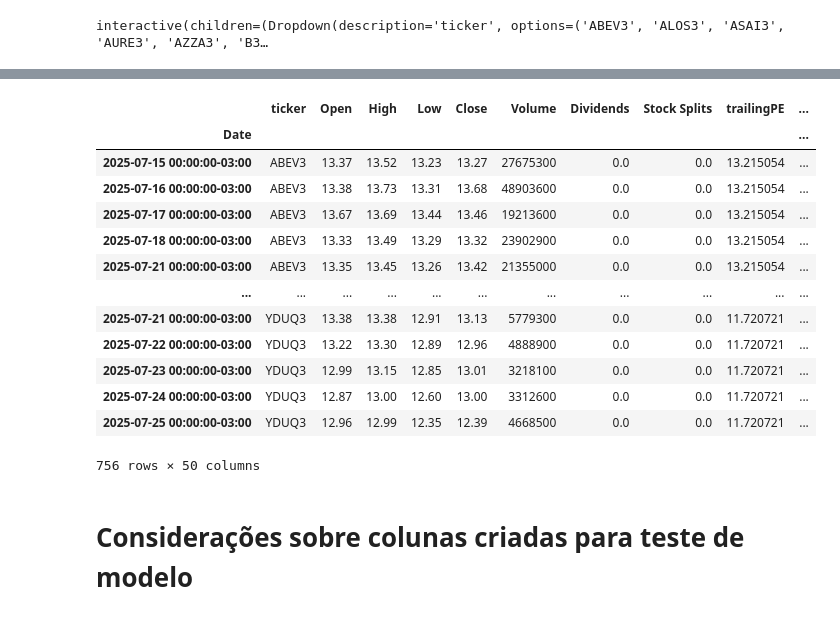
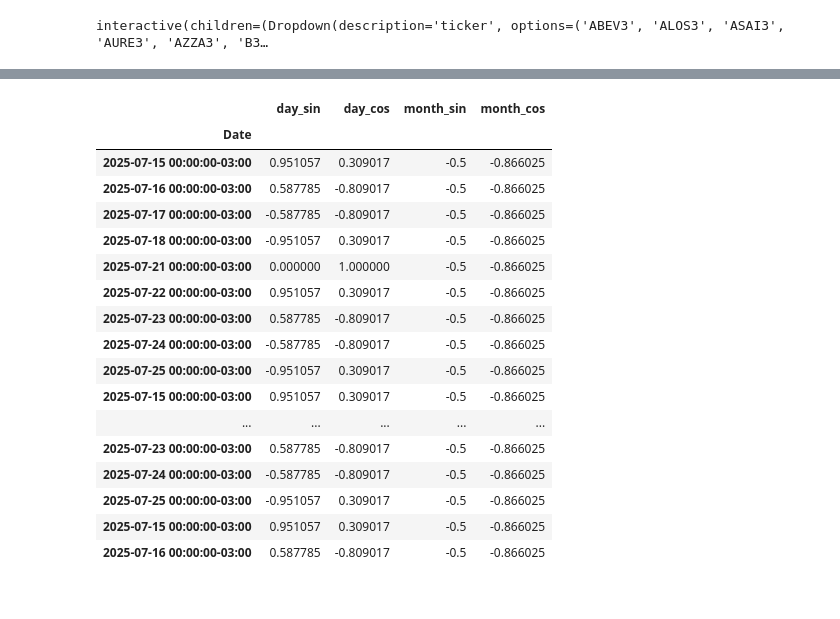
Before and after one commit to ederray/etl-aws, a Jupyter notebook: notebooks/eda.ipynb, the cells around one changed output, grey strips where cells are left out. Drawn from its saved outputs; the diff is of its cells as text; code cells hidden in the pictures.

Commit message:
estrutura-projeto: remocao da pasta lambda_function, rodada de eda e model_validation.

```diff
--- a/notebooks/eda.ipynb
+++ b/notebooks/eda.ipynb
@@ -50,5 +72,6 @@ tbl_cotacao_ibovespa.head()
 # %%
 # concatenação dos dados setoriais com a tabela de cotação
-tbl_cotacao_ibovespa = tbl_cotacao_ibovespa.merge(tbl_carteira_ibovespa.drop('ticker', axis=1), left_on='ticker', right_on='codigo', how='left')
+tbl_cotacao_ibovespa = tbl_cotacao_ibovespa.merge(tbl_carteira_ibovespa.drop(['ticker'], axis=1), left_on='ticker', right_on='codigo', how='left')
+tbl_cotacao_ibovespa.drop(columns='codigo', axis=1, inplace=True)
 tbl_cotacao_ibovespa.head()
 # %% [output]
@@ -66,3 +135,9 @@ tbl_cotacao_ibovespa.index = pd.to_datetime(tbl_cotacao_ibovespa.index)
+# %%
+# nova iteração: remoção das colunas fundamentalistas,pois elas geram uma repetição dos dados com a execução da api, não recuperando o histórico
+tbl_cotacao_ibovespa.drop(columns=['Dividends',
+       'Stock Splits', 'trailingPE', 'priceToBook', 'returnOnEquity',
+       'profitMargins', 'revenueGrowth', 'dividendYield', 'totalDebt',
+       'freeCashflow'], axis=1, inplace=True)
 # %%
 # inserção de dados temporais no dataset
 
@@ -80,3 +155,6 @@ tbl_cotacao_ibovespa.head()
+# %%
+# transformação da colunas Feriado no formato int
+tbl_cotacao_ibovespa['Feriado'] = tbl_cotacao_ibovespa['Feriado'].astype(int)
 # %% [markdown]
 P/L (Preço sobre Lucro) (trailingPE): Quanto o mercado paga por cada real de lucro da empresa. Ajuda a ver se a ação está cara ou barata em relação ao lucro.
 
@@ -194,6 +272,6 @@ valores_nulos.head()
 Para novos dados no pipeline, usaremos o método de preenchimento ffill ou com a média movel até o dia anterior para preenchimento dos valores nulos no glue.
 # %%
 # tratamento dos valores nulos: interpolação em cascata
-tbl_cotacao_ibovespa = tratamento_nulo_dados_setor_industria(df=tbl_cotacao_ibovespa, colunas=['trailingPE','returnOnEquity','revenueGrowth','dividendYield','freeCashflow'])
-tbl_cotacao_ibovespa.head()
+#tbl_cotacao_ibovespa = tratamento_nulo_dados_setor_industria(df=tbl_cotacao_ibovespa, colunas=['trailingPE','returnOnEquity','revenueGrowth','dividendYield','freeCashflow'])
+#tbl_cotacao_ibovespa.head()
 # %% [output]
@@ -299,22 +360,23 @@ tbl_cotacao_ibovespa
 # %%
 # inserção das colunas de janela para o target com e sem diferenciacao
-tbl_cotacao_ibovespa = gerar_features_temporais(df=tbl_cotacao_ibovespa,coluna_valor='Close')
 tbl_cotacao_ibovespa = gerar_features_temporais(df=tbl_cotacao_ibovespa,coluna_valor='Close_diff')
-tbl_cotacao_ibovespa
+tbl_cotacao_ibovespa[['day_sin', 'day_cos', 'month_sin','month_cos']].head(20)
 # %% [output]
-|  | ticker | Open | High | Low | Close | Volume | Dividends | Stock Splits | trailingPE | ... |
-| Date |  |  |  |  |  |  |  |  |  | ... |
-| 2025-07-15 00:00:00-03:00 | ABEV3 | 13.37 | 13.52 | 13.23 | 13.27 | 27675300 | 0.0 | 0.0 | 13.215054 | ... |
-| 2025-07-16 00:00:00-03:00 | ABEV3 | 13.38 | 13.73 | 13.31 | 13.68 | 48903600 | 0.0 | 0.0 | 13.215054 | ... |
-| 2025-07-17 00:00:00-03:00 | ABEV3 | 13.67 | 13.69 | 13.44 | 13.46 | 19213600 | 0.0 | 0.0 | 13.215054 | ... |
-| 2025-07-18 00:00:00-03:00 | ABEV3 | 13.33 | 13.49 | 13.29 | 13.32 | 23902900 | 0.0 | 0.0 | 13.215054 | ... |
-| 2025-07-21 00:00:00-03:00 | ABEV3 | 13.35 | 13.45 | 13.26 | 13.42 | 21355000 | 0.0 | 0.0 | 13.215054 | ... |
-| ... | ... | ... | ... | ... | ... | ... | ... | ... | ... | ... |
-| 2025-07-21 00:00:00-03:00 | YDUQ3 | 13.38 | 13.38 | 12.91 | 13.13 | 5779300 | 0.0 | 0.0 | 11.720721 | ... |
-| 2025-07-22 00:00:00-03:00 | YDUQ3 | 13.22 | 13.30 | 12.89 | 12.96 | 4888900 | 0.0 | 0.0 | 11.720721 | ... |
-| 2025-07-23 00:00:00-03:00 | YDUQ3 | 12.99 | 13.15 | 12.85 | 13.01 | 3218100 | 0.0 | 0.0 | 11.720721 | ... |
-| 2025-07-24 00:00:00-03:00 | YDUQ3 | 12.87 | 13.00 | 12.60 | 13.00 | 3312600 | 0.0 | 0.0 | 11.720721 | ... |
-| 2025-07-25 00:00:00-03:00 | YDUQ3 | 12.96 | 12.99 | 12.35 | 12.39 | 4668500 | 0.0 | 0.0 | 11.720721 | ... |
+|  | day_sin | day_cos | month_sin | month_cos |
+| Date |  |  |  |  |
+| 2025-07-15 00:00:00-03:00 | 0.951057 | 0.309017 | -0.5 | -0.866025 |
+| 2025-07-16 00:00:00-03:00 | 0.587785 | -0.809017 | -0.5 | -0.866025 |
+| 2025-07-17 00:00:00-03:00 | -0.587785 | -0.809017 | -0.5 | -0.866025 |
+| 2025-07-18 00:00:00-03:00 | -0.951057 | 0.309017 | -0.5 | -0.866025 |
+| 2025-07-21 00:00:00-03:00 | 0.000000 | 1.000000 | -0.5 | -0.866025 |
+| 2025-07-22 00:00:00-03:00 | 0.951057 | 0.309017 | -0.5 | -0.866025 |
+| 2025-07-23 00:00:00-03:00 | 0.587785 | -0.809017 | -0.5 | -0.866025 |
+| 2025-07-24 00:00:00-03:00 | -0.587785 | -0.809017 | -0.5 | -0.866025 |
+| 2025-07-25 00:00:00-03:00 | -0.951057 | 0.309017 | -0.5 | -0.866025 |
+| 2025-07-15 00:00:00-03:00 | 0.951057 | 0.309017 | -0.5 | -0.866025 |
+| ... | ... | ... | ... | ... |
+| 2025-07-23 00:00:00-03:00 | 0.587785 | -0.809017 | -0.5 | -0.866025 |
+| 2025-07-24 00:00:00-03:00 | -0.587785 | -0.809017 | -0.5 | -0.866025 |
+| 2025-07-25 00:00:00-03:00 | -0.951057 | 0.309017 | -0.5 | -0.866025 |
+| 2025-07-15 00:00:00-03:00 | 0.951057 | 0.309017 | -0.5 | -0.866025 |
+| 2025-07-16 00:00:00-03:00 | 0.587785 | -0.809017 | -0.5 | -0.866025 |
-756 rows × 50 columns
-# %% [markdown]
-# Considerações sobre colunas criadas para teste de modelo
```
Also changed, not shown: parts of 28 cells of this notebook, 35 other files.
